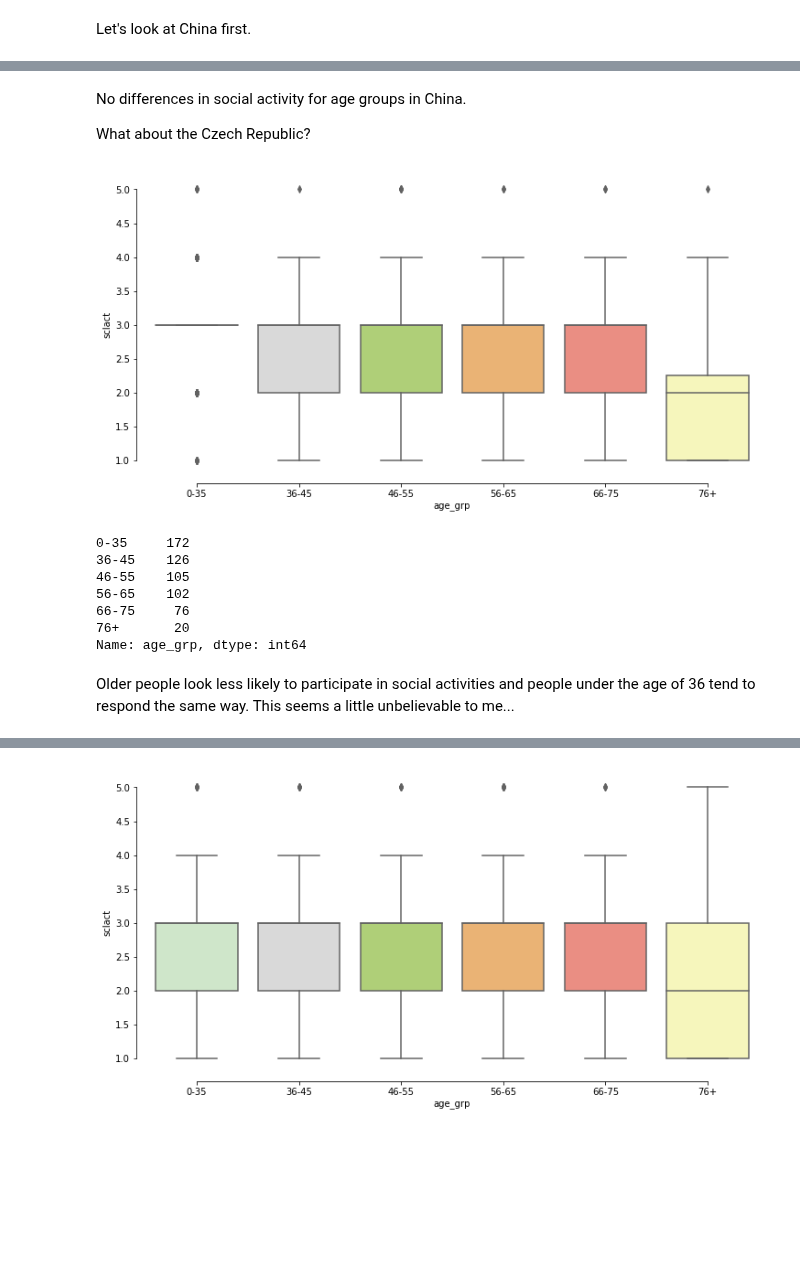
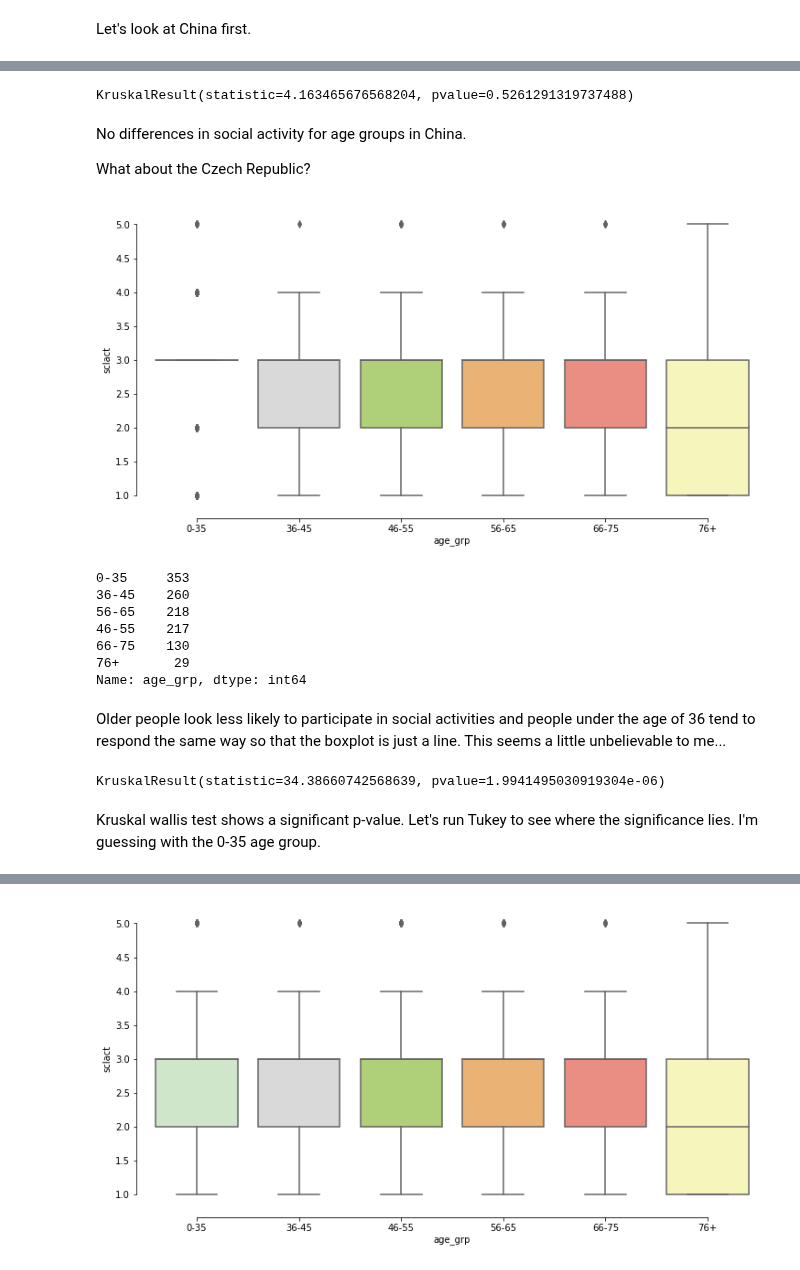
Before and after one commit to jlinGG/Thinkful-DS-Bootcamp, a Jupyter notebook: Challenge-5-5-4.ipynb, the cells around one changed output, grey strips where cells are left out. Cells and saved outputs as stored; diff of their text form; code cells hidden in the pictures; blank space fills up the shorter version.

```diff
--- a/Challenge-5-5-4.ipynb
+++ b/Challenge-5-5-4.ipynb
@@ -184,3 +209,3 @@ sns.distplot( df2["sclact"])
 # %%
-df2['age_grp'] = pd.cut(df2['agea'], [0, 35, 45, 55, 65, 75, 150], labels=['0-35'
+df['age_grp'] = pd.cut(df['agea'], [0, 35, 45, 55, 65, 75, 150], labels=['0-35'
                             ,'36-45','46-55','56-65','66-75','76+'])
@@ -226,27 +222,49 @@ Multiple Comparison of Means - Tukey HSD,FWER=0.05
+# %%
+stats.kruskal(
+    ch.loc[ch['age_grp'] == '0-35'].sclact,
+    ch.loc[(ch['age_grp'] == '36-45')].sclact,
+    ch.loc[(ch['age_grp'] == '46-55')].sclact,
+    ch.loc[(ch['age_grp'] == '56-65')].sclact,
+    ch.loc[(ch['age_grp'] == '66-75')].sclact,
+    ch.loc[(ch['age_grp'] == '76+')].sclact)
+# %% [output]
+KruskalResult(statistic=4.163465676568204, pvalue=0.5261291319737488)
 # %% [markdown]
 No differences in social activity for age groups in China.
 
 What about the Czech Republic?
 # %%
-cz = df2.loc[df2['cntry']=='CZ']
+cz = df.loc[df['cntry']=='CZ']
 
 plt.figure(figsize=(12,6))
 sns.boxplot(x="age_grp", y="sclact", data= cz, palette="Set3_r")
 sns.despine(offset=10, trim=True)
 # %% [output]
-[figure, old version]
+[figure, new version]
 # %%
 cz.age_grp.value_counts()
 # %% [output]
-0-35     172
-36-45    126
-46-55    105
-56-65    102
-66-75     76
-76+       20
+0-35     353
+36-45    260
+56-65    218
+46-55    217
+66-75    130
+76+       29
 Name: age_grp, dtype: int64
 # %% [markdown]
-Older people look less likely to participate in social activities and people under the age of 36 tend to respond the same way.  This seems a little unbelievable to me...
+Older people look less likely to participate in social activities and people under the age of 36 tend to respond the same way so that the boxplot is just a line.  This seems a little unbelievable to me...
+# %%
+stats.kruskal(
+    cz.loc[cz['age_grp'] == '0-35'].sclact,
+    cz.loc[(cz['age_grp'] == '36-45')].sclact,
+    cz.loc[(cz['age_grp'] == '46-55')].sclact,
+    cz.loc[(cz['age_grp'] == '56-65')].sclact,
+    cz.loc[(cz['age_grp'] == '66-75')].sclact,
+    cz.loc[(cz['age_grp'] == '76+')].sclact)
+# %% [output]
+KruskalResult(statistic=34.38660742568639, pvalue=1.9941495030919304e-06)
+# %% [markdown]
+Kruskal wallis test shows a significant p-value.  Let's run Tukey to see where the significance lies.  I'm guessing with the 0-35 age group.
 # %%
 tukey = pairwise_tukeyhsd(endog=cz['sclact'],      # Data
                           groups=cz['age_grp'],   # Groups
```
Also changed, not shown: parts of 25 cells of this notebook.
